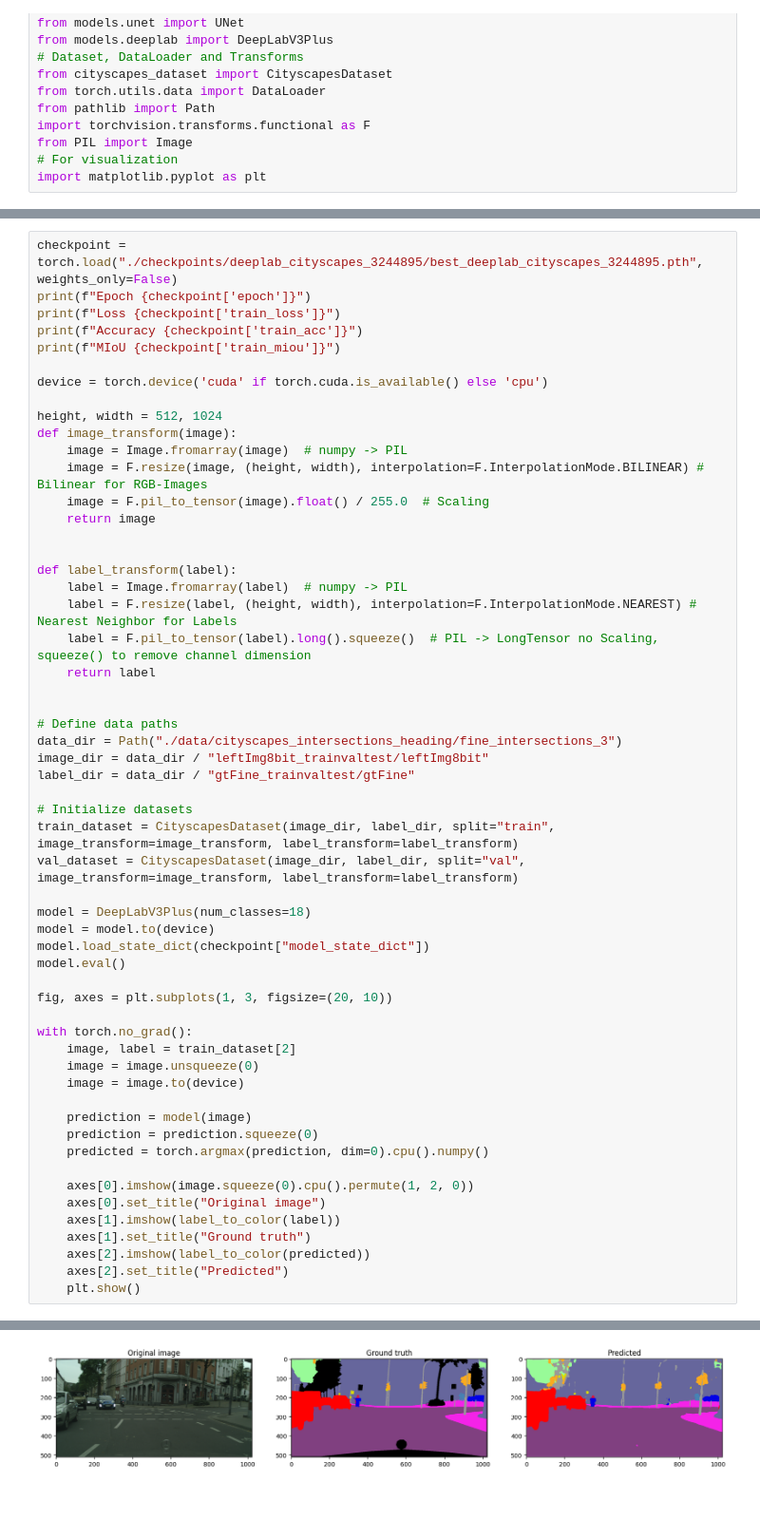
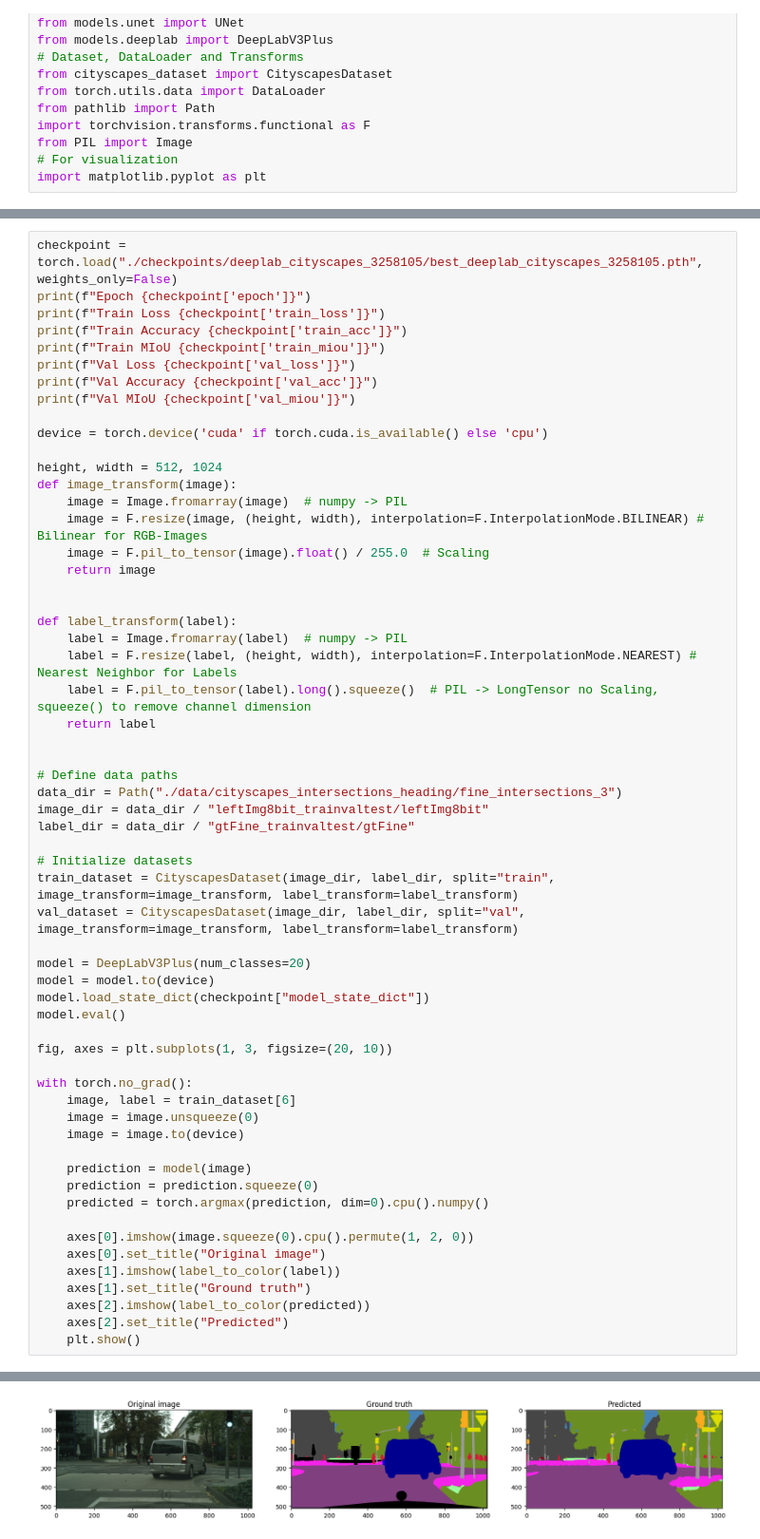
Before and after one commit to lucauhl/Semantic-Segmentation-Traffic-Scenes, a Jupyter notebook: inference_example.ipynb, the cells around one changed output, grey strips where cells are left out. Shown at 95% size. Drawn from its saved outputs; the diff is of its cells as text; blank space fills up the shorter version.

Commit message:
Added colors for vegetation and parking classes in visualisation

```diff
--- a/inference_example.ipynb
+++ b/inference_example.ipynb
@@ -57,11 +58,14 @@ def label_to_color(label):
     color_image[mask] = [0, 0, 0]
     return color_image
 # %%
-checkpoint = torch.load("./checkpoints/deeplab_cityscapes_3244895/best_deeplab_cityscapes_3244895.pth", weights_only=False)
+checkpoint = torch.load("./checkpoints/deeplab_cityscapes_3258105/best_deeplab_cityscapes_3258105.pth", weights_only=False)
 print(f"Epoch {checkpoint['epoch']}")
-print(f"Loss {checkpoint['train_loss']}")
-print(f"Accuracy {checkpoint['train_acc']}")
-print(f"MIoU {checkpoint['train_miou']}")
+print(f"Train Loss {checkpoint['train_loss']}")
+print(f"Train Accuracy {checkpoint['train_acc']}")
+print(f"Train MIoU {checkpoint['train_miou']}")
+print(f"Val Loss {checkpoint['val_loss']}")
+print(f"Val Accuracy {checkpoint['val_acc']}")
+print(f"Val MIoU {checkpoint['val_miou']}")
 
 device = torch.device('cuda' if torch.cuda.is_available() else 'cpu')
 
@@ -89,7 +93,7 @@ label_dir = data_dir / "gtFine_trainvaltest/gtFine"
 train_dataset = CityscapesDataset(image_dir, label_dir, split="train", image_transform=image_transform, label_transform=label_transform)
 val_dataset = CityscapesDataset(image_dir, label_dir, split="val", image_transform=image_transform, label_transform=label_transform)
 
-model = DeepLabV3Plus(num_classes=18)
+model = DeepLabV3Plus(num_classes=20)
 model = model.to(device)
 model.load_state_dict(checkpoint["model_state_dict"])
 model.eval()
@@ -97,7 +101,7 @@ model.eval()
 fig, axes = plt.subplots(1, 3, figsize=(20, 10))
 
 with torch.no_grad():
-    image, label = train_dataset[2]
+    image, label = train_dataset[6]
     image = image.unsqueeze(0)
     image = image.to(device)
 
@@ -120 +127 @@ MIoU 0.8648541825216225
-[figure, old version]
+[figure, new version]
```
Also changed, not shown: parts of 2 cells of this notebook.
